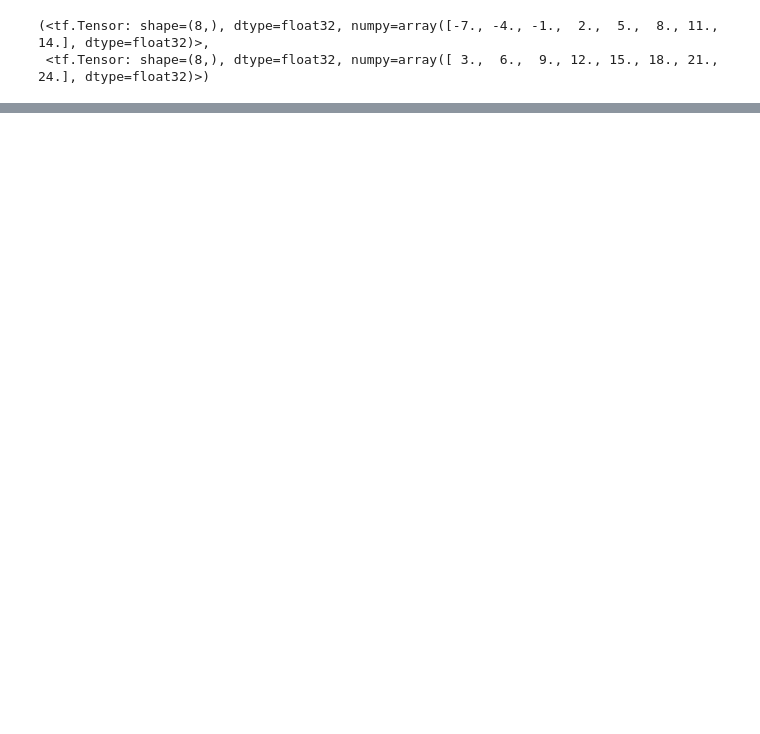
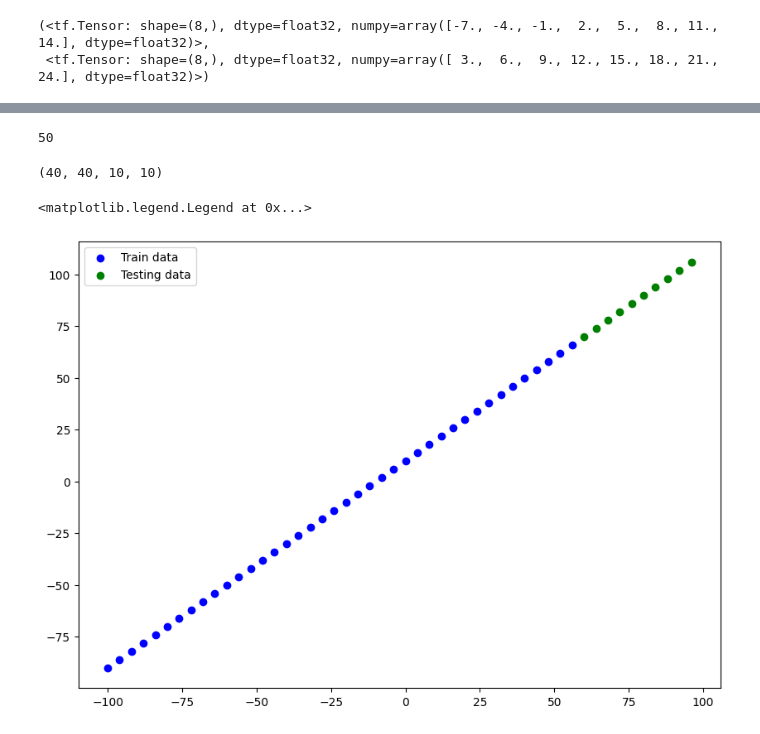
Before and after one commit to ChavanSnehal322/Learning-TensorFlow, a Jupyter notebook: 2_NeuralNetwork_Regression_with_TensorFlow.ipynb, the cells around one changed output, grey strips where cells are left out. Cells and saved outputs as stored; diff of their text form; code cells hidden in the pictures; blank space fills up the shorter version.

Commit message:
Improving model and evaluating it

```diff
--- a/2_NeuralNetwork_Regression_with_TensorFlow.ipynb
+++ b/2_NeuralNetwork_Regression_with_TensorFlow.ipynb
@@ -159,0 +386,40 @@ array([[-4.3672276]], dtype=float32)
+# %%
+#  Length of the data
+
+len(P)
+# %% [output]
+50
+# %%
+#  splitting data into train and test set
+
+#  80 % data
+
+#  model learns based on this data
+x_train =  P[:40]
+y_train = Q[:40]
+
+#  20 % of data
+
+#  for given x value predict the y value
+x_test = P[40:]
+y_test = Q[40:]
+
+len( x_train), len(y_train), len(x_test), len(y_test)
+# %% [output]
+(40, 40, 10, 10)
+# %%
+#  Visualizing the data
+
+plt.figure(figsize=(10, 7))
+
+#  plt train data in blue
+plt.scatter(x_train, y_train, c = "b", label= "Train data")
+
+#  plt test data in green
+plt.scatter(x_test, y_test, c = "g", label = "Testing data")
+
+#  show legend
+plt.legend()
+# %% [output]
+<matplotlib.legend.Legend at 0x...>
+[figure, added]
```
Also changed, not shown: parts of 26 cells of this notebook.
